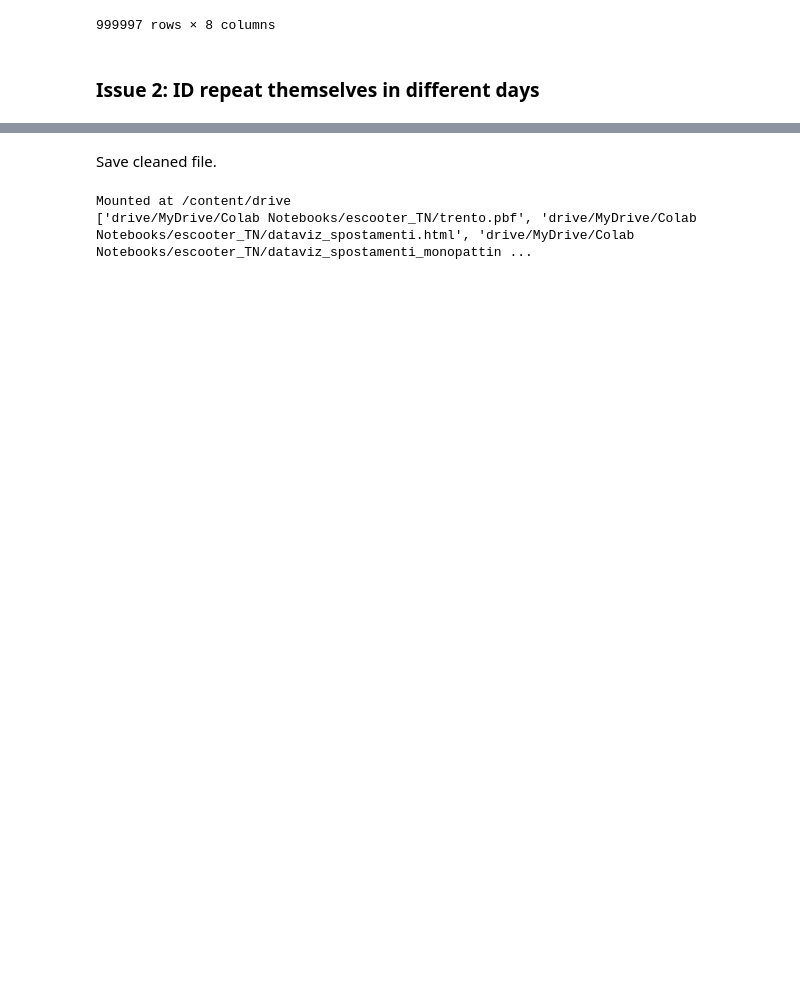
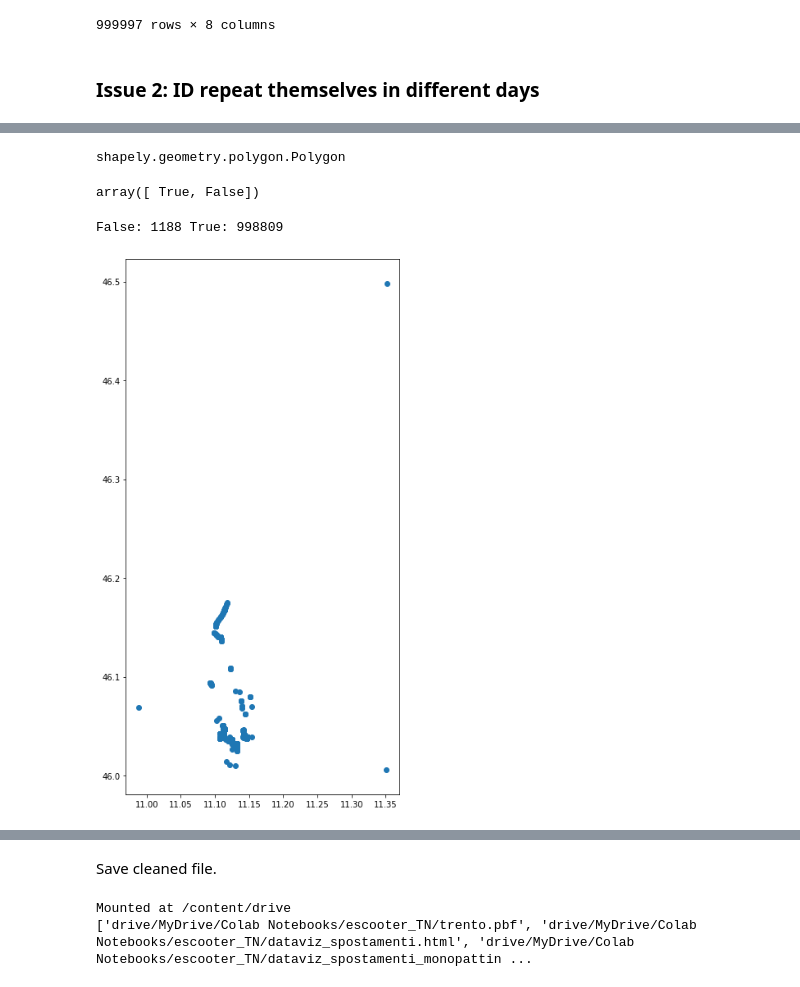
Before and after one commit to dclfbk/escooter_trento, a Jupyter notebook: code/0_clean_data.ipynb, the cells around one changed output, grey strips where cells are left out. Saved outputs shown, nothing was run; the diff lists cells and outputs as text; code cells hidden in the pictures; blank space fills up the shorter version.

```diff
--- a/code/0_clean_data.ipynb
+++ b/code/0_clean_data.ipynb
@@ -121,0 +225,12 @@ data.head(2)
+# %%
+# change CRS
+
+import pyproj
+from shapely.ops import transform
+
+project = pyproj.Transformer.from_proj(
+    pyproj.Proj(init='epsg:25832'), # source coordinate system
+    pyproj.Proj(init='epsg:4326')) # destination coordinate system
+
+
+g2 = transform(project.transform, alpha_shape)  # apply projection to alpha shape polygon
@@ -121,0 +244,28 @@ data.head(2)
+# %%
+type(g2)
+# %% [output]
+shapely.geometry.polygon.Polygon
+# %%
+data["is_within"] = data.apply(lambda row: g2.intersects(Point(row["point_longitude"], row["point_latitude"])), axis = 1)
+# %%
+data.is_within.unique()
+# %% [output]
+array([ True, False])
+# %%
+print('False:', len(data[data.is_within==False]), 'True:', len(data[data.is_within==True]))
+# %% [output]
+False: 1188 True: 998809
+# %%
+import matplotlib.pyplot as plt
+
+dataFalse = data[data.is_within==False]
+
+gdp = gpd.GeoDataFrame(
+    dataFalse,
+    crs='EPSG:4326',
+    geometry=gpd.points_from_xy(dataFalse.point_longitude, dataFalse.point_latitude))
+# %%
+gdp.plot(figsize=(12,12))
+plt.show()
+# %% [output]
+[figure, added]
```
Also changed, not shown: parts of 20 cells of this notebook, 2 other files.
